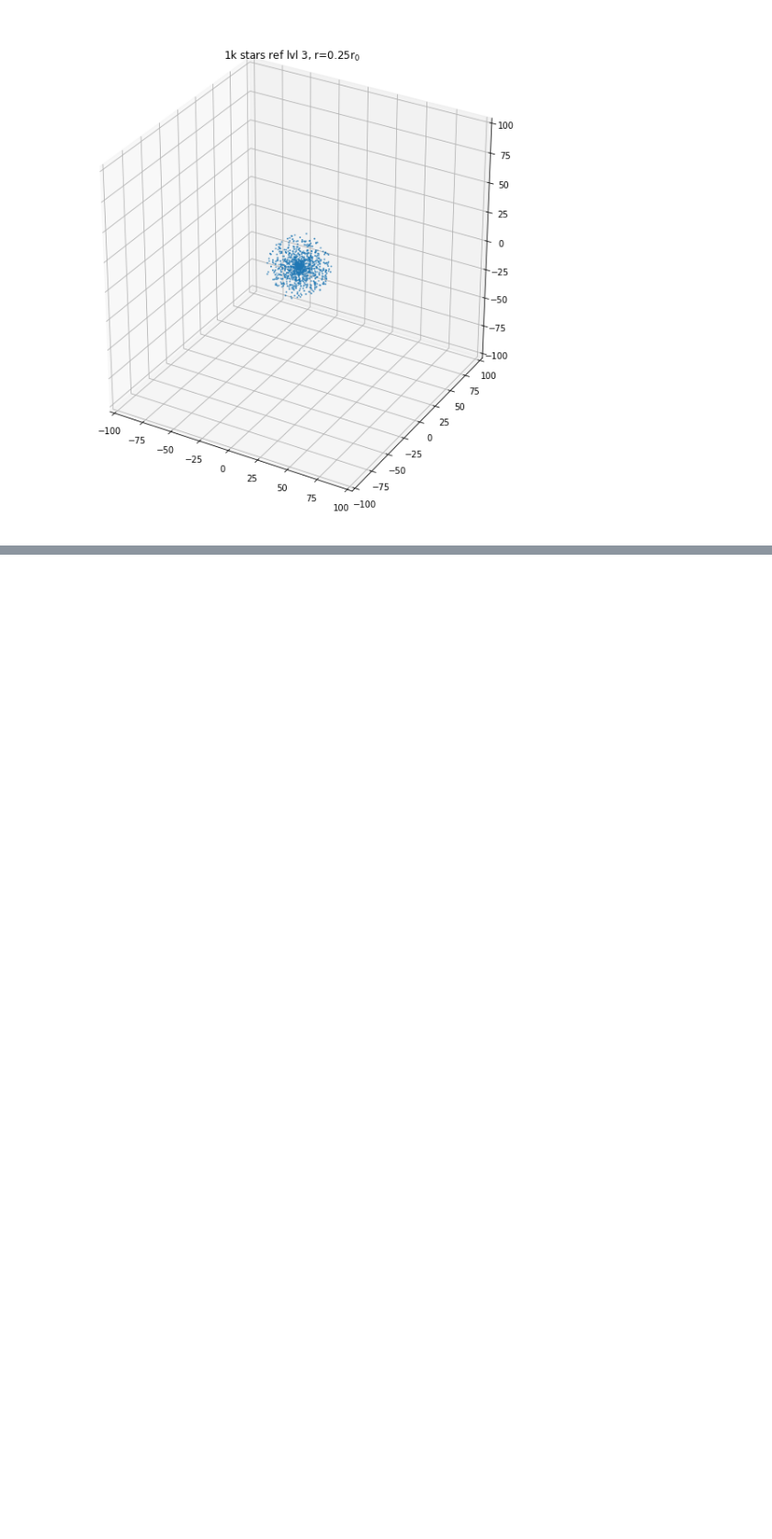
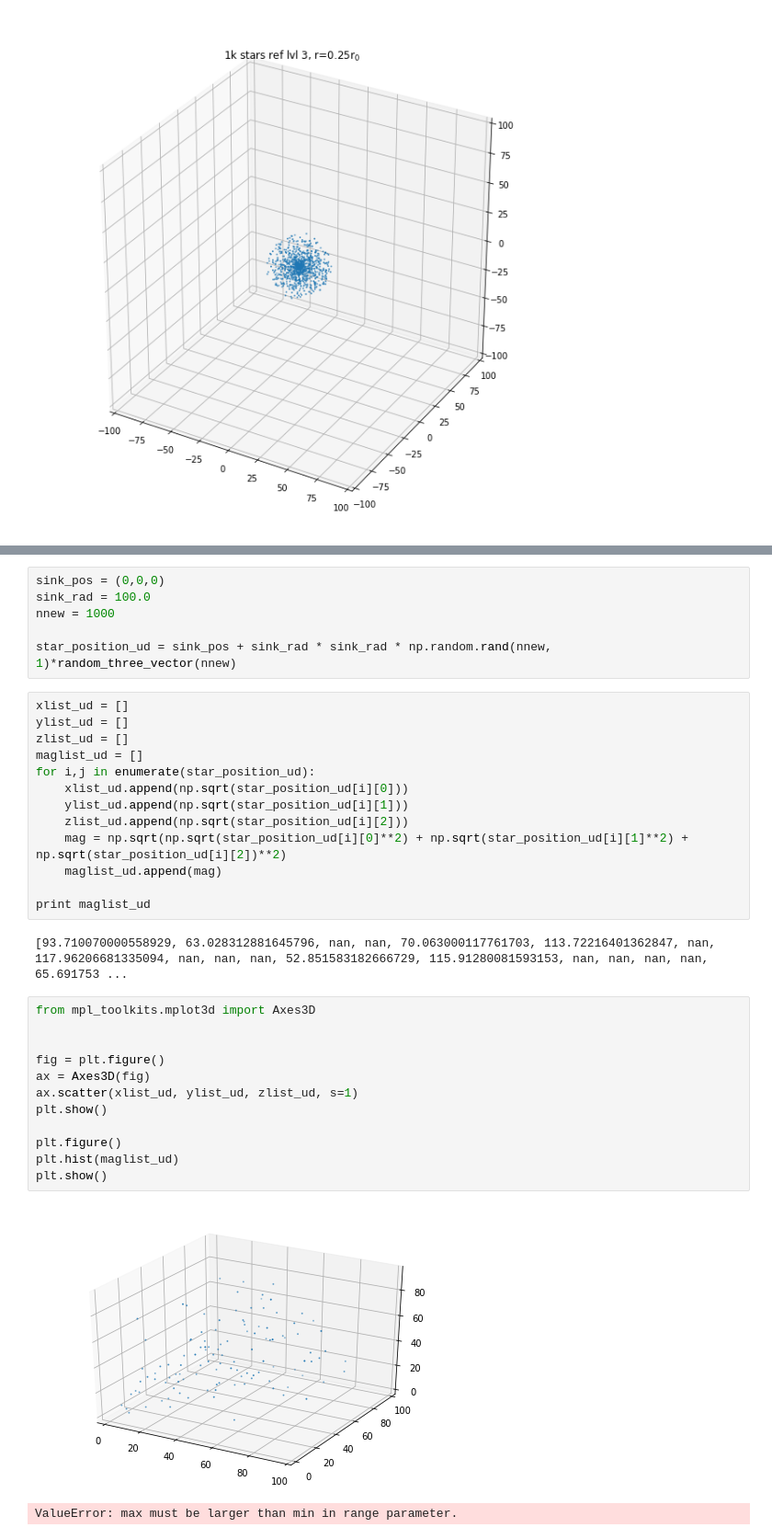
Before and after one commit to seanlabean/Learing-In-Progress, a Jupyter notebook: StarFormation/StarPlacement/Star-Placement-TORCH.ipynb, the cells around one changed output, grey strips where cells are left out. Shown at 92% size. Saved outputs shown, nothing was run; the diff lists cells and outputs as text; blank space fills up the shorter version.

Commit message:
updates to TORCH star placement notebook.

```diff
--- a/StarFormation/StarPlacement/Star-Placement-TORCH.ipynb
+++ b/StarFormation/StarPlacement/Star-Placement-TORCH.ipynb
@@ -113,0 +138,36 @@ plt.show()
+# %%
+sink_pos = (0,0,0)
+sink_rad = 100.0
+nnew = 1000
+
+star_position_ud = sink_pos + sink_rad * sink_rad * np.random.rand(nnew, 1)*random_three_vector(nnew)
+# %%
+xlist_ud = []
+ylist_ud = []
+zlist_ud = []
+maglist_ud = []
+for i,j in enumerate(star_position_ud):
+    xlist_ud.append(np.sqrt(star_position_ud[i][0]))
+    ylist_ud.append(np.sqrt(star_position_ud[i][1]))
+    zlist_ud.append(np.sqrt(star_position_ud[i][2]))
+    mag = np.sqrt(np.sqrt(star_position_ud[i][0]**2) + np.sqrt(star_position_ud[i][1]**2) + np.sqrt(star_position_ud[i][2])**2)
+    maglist_ud.append(mag)
+
+print maglist_ud
+# %% [output]
+[93.710070000558929, 63.028312881645796, nan, nan, 70.063000117761703, 113.72216401362847, nan, 117.96206681335094, nan, nan, nan, 52.851583182666729, 115.91280081593153, nan, nan, nan, nan, 65.691753 ...
+# %%
+from mpl_toolkits.mplot3d import Axes3D
+
+
+fig = plt.figure()
+ax = Axes3D(fig)
+ax.scatter(xlist_ud, ylist_ud, zlist_ud, s=1)
+plt.show()
+
+plt.figure()
+plt.hist(maglist_ud)
+plt.show()
+# %% [output]
+[figure, added]
+ValueError: max must be larger than min in range parameter.
```
Also changed, not shown: parts of 3 cells of this notebook.
